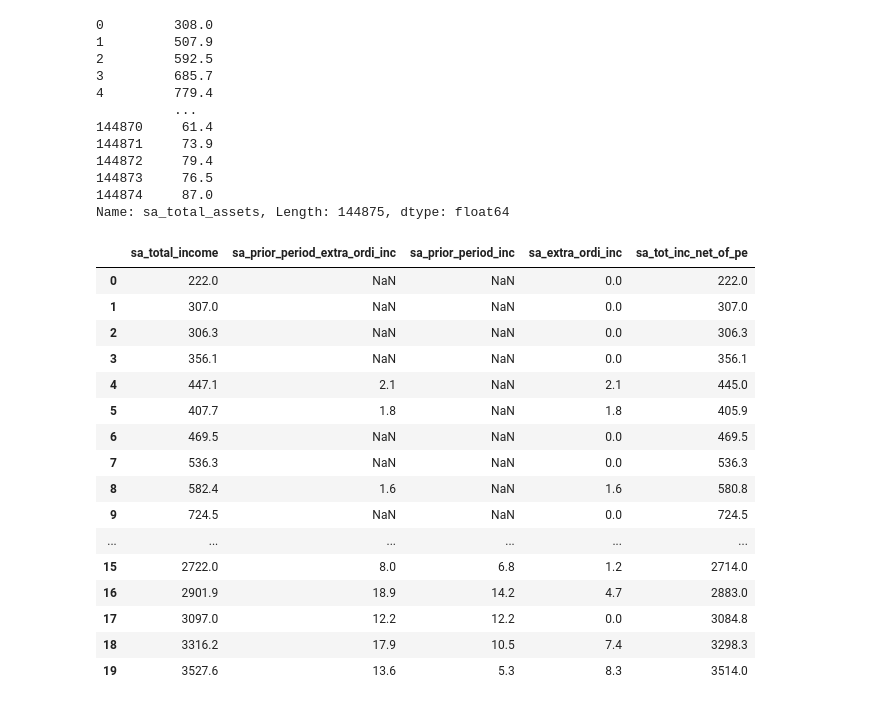
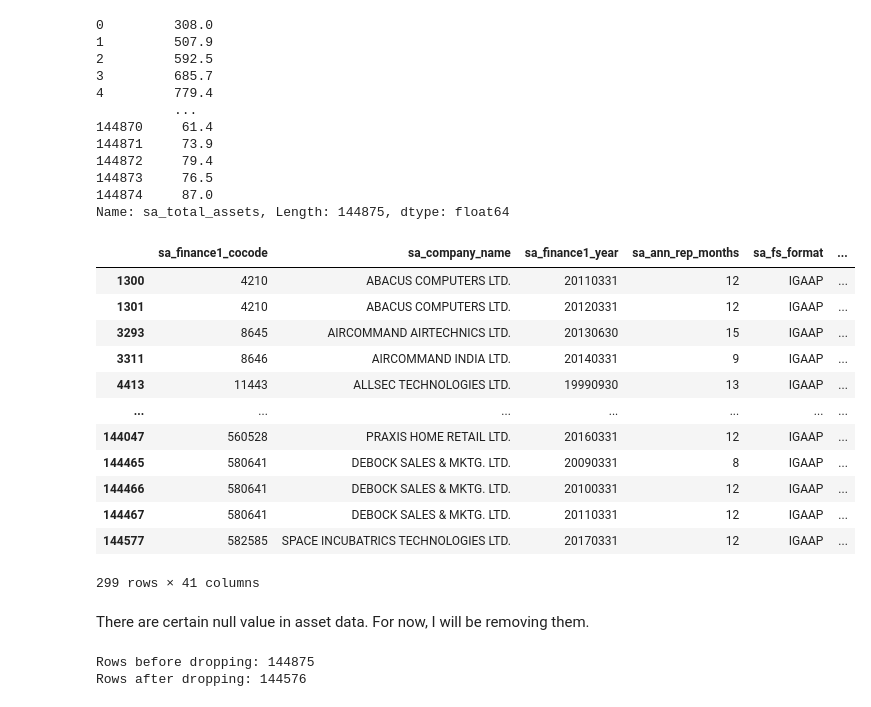
Before and after one commit to prakharrathi25/trading-strategies, a Jupyter notebook: Trading_F_Score.ipynb, the cells around one changed output. Drawn from its saved outputs; the diff is of its cells as text; code cells hidden in the pictures.

```diff
--- a/Trading_F_Score.ipynb
+++ b/Trading_F_Score.ipynb
@@ -113,3 +301,29 @@ data['sa_total_assets']
 144873     76.5
 144874     87.0
 Name: sa_total_assets, Length: 144875, dtype: float64
+# %%
+# Check for null values
+data[data['sa_total_assets'].isnull()]
+# %% [output]
+|  | sa_finance1_cocode | sa_company_name | sa_finance1_year | sa_ann_rep_months | sa_fs_format | ... |
+| 1300 | 4210 | ABACUS COMPUTERS LTD. | 20110331 | 12 | IGAAP | ... |
+| 1301 | 4210 | ABACUS COMPUTERS LTD. | 20120331 | 12 | IGAAP | ... |
+| 3293 | 8645 | AIRCOMMAND AIRTECHNICS LTD. | 20130630 | 15 | IGAAP | ... |
+| 3311 | 8646 | AIRCOMMAND INDIA LTD. | 20140331 | 9 | IGAAP | ... |
+| 4413 | 11443 | ALLSEC TECHNOLOGIES LTD. | 19990930 | 13 | IGAAP | ... |
+| ... | ... | ... | ... | ... | ... | ... |
+| 144047 | 560528 | PRAXIS HOME RETAIL LTD. | 20160331 | 12 | IGAAP | ... |
+| 144465 | 580641 | DEBOCK SALES & MKTG. LTD. | 20090331 | 8 | IGAAP | ... |
+| 144466 | 580641 | DEBOCK SALES & MKTG. LTD. | 20100331 | 12 | IGAAP | ... |
+| 144467 | 580641 | DEBOCK SALES & MKTG. LTD. | 20110331 | 12 | IGAAP | ... |
+| 144577 | 582585 | SPACE INCUBATRICS TECHNOLOGIES LTD. | 20170331 | 12 | IGAAP | ... |
+299 rows × 41 columns
+# %% [markdown]
+There are certain null value in asset data. For now, I will be removing them.
+# %%
+print("Rows before dropping: {}".format(data.shape[0]))
+data.dropna(subset=['sa_total_assets'], inplace=True)
+print("Rows after dropping: {}".format(data.shape[0]))
+# %% [output]
+Rows before dropping: 144875
+Rows after dropping: 144576
@@ -119,22 +336,0 @@ data['sa_extra_ordi_inc'].fillna(0, inplace=True)
-# %%
-data[['sa_total_income', 'sa_sales',
-       'sa_prior_period_extra_ordi_inc', 'sa_prior_period_inc',
-       'sa_extra_ordi_inc', 'sa_tot_inc_net_of_pe']].head(20)
-# %% [output]
-|  | sa_total_income | sa_prior_period_extra_ordi_inc | sa_prior_period_inc | sa_extra_ordi_inc | sa_tot_inc_net_of_pe |
-| 0 | 222.0 | NaN | NaN | 0.0 | 222.0 |
-| 1 | 307.0 | NaN | NaN | 0.0 | 307.0 |
-| 2 | 306.3 | NaN | NaN | 0.0 | 306.3 |
-| 3 | 356.1 | NaN | NaN | 0.0 | 356.1 |
-| 4 | 447.1 | 2.1 | NaN | 2.1 | 445.0 |
-| 5 | 407.7 | 1.8 | NaN | 1.8 | 405.9 |
-| 6 | 469.5 | NaN | NaN | 0.0 | 469.5 |
-| 7 | 536.3 | NaN | NaN | 0.0 | 536.3 |
-| 8 | 582.4 | 1.6 | NaN | 1.6 | 580.8 |
-| 9 | 724.5 | NaN | NaN | 0.0 | 724.5 |
-| ... | ... | ... | ... | ... | ... |
-| 15 | 2722.0 | 8.0 | 6.8 | 1.2 | 2714.0 |
-| 16 | 2901.9 | 18.9 | 14.2 | 4.7 | 2883.0 |
-| 17 | 3097.0 | 12.2 | 12.2 | 0.0 | 3084.8 |
-| 18 | 3316.2 | 17.9 | 10.5 | 7.4 | 3298.3 |
-| 19 | 3527.6 | 13.6 | 5.3 | 8.3 | 3514.0 |
```
Also changed, not shown: parts of 25 cells of this notebook, 1 other file.
